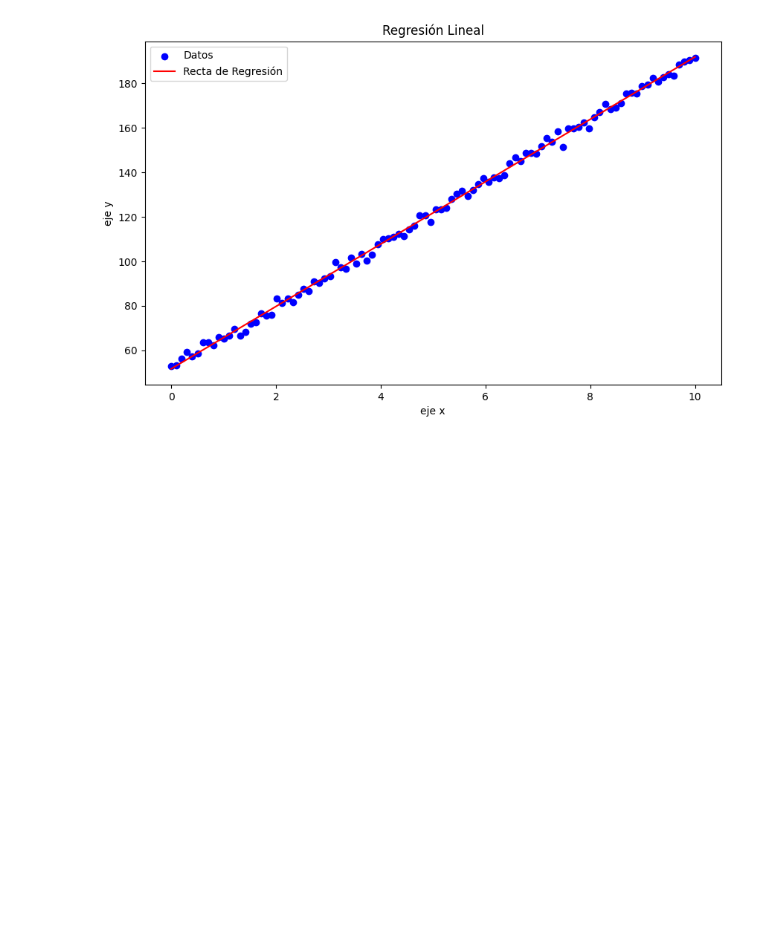
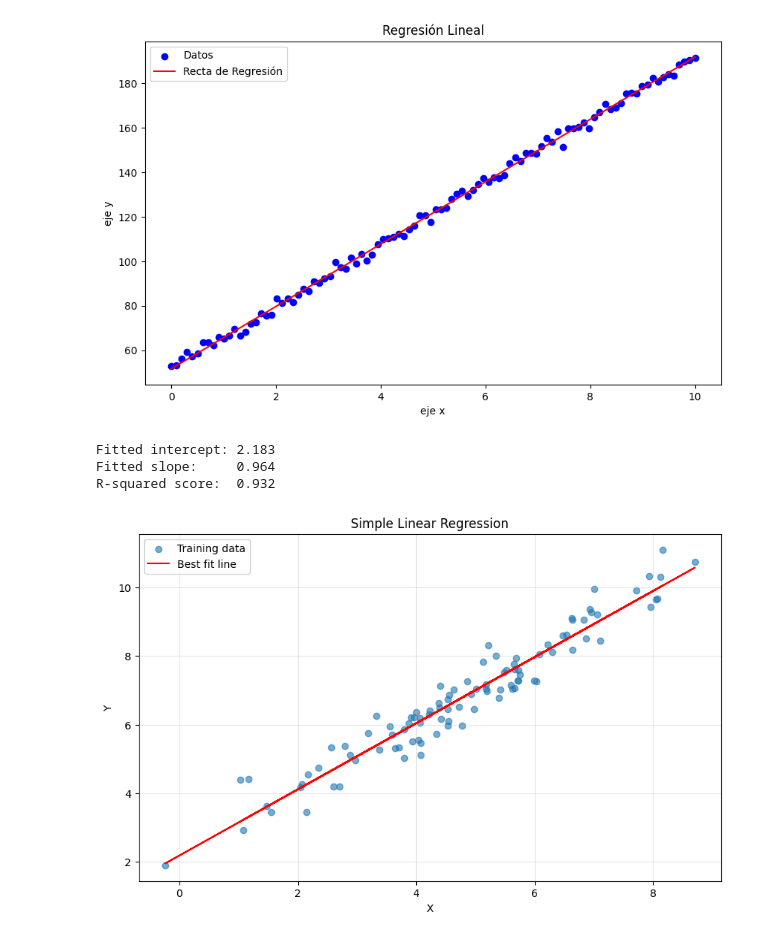
Before and after one commit to financieras/ai, a Jupyter notebook: regresion/minimos_cuadrados.ipynb, the cells around one changed output. Drawn from its saved outputs; the diff is of its cells as text; code cells hidden in the pictures; blank space fills up the shorter version.

```diff
--- a/regresion/minimos_cuadrados.ipynb
+++ b/regresion/minimos_cuadrados.ipynb
@@ -57,3 +57,55 @@ Theta_1 original: 14
 
 Coeficiente de Determinación (R²): 0.9980553090899902
 [figure]
+# %%
+import numpy as np
+import matplotlib.pyplot as plt
+from sklearn.linear_model import LinearRegression
+
+# Set random seed for reproducible results
+np.random.seed(42)
+
+# Sample size
+n_samples = 100
+
+# Generate X values with normal distribution
+# Center the data points around x=5 with some spread
+x_values = np.random.normal(loc=5, scale=2, size=n_samples)
+X = x_values.reshape(-1, 1)
+
+# True parameters of the line
+true_intercept = 2
+true_slope = 1
+
+# Add random noise to create y values
+# This creates a normal distribution around the line
+noise = np.random.normal(0, 0.5, n_samples)
+Y = true_intercept + true_slope * X + noise.reshape(-1, 1)
+
+# Fit the linear regression model
+model = LinearRegression()
+model.fit(X, Y)
+
+# Display model parameters
+print(f"Fitted intercept: {model.intercept_[0]:.3f}")
+print(f"Fitted slope:     {model.coef_[0][0]:.3f}")
+
+# Calculate R-squared score
+r_squared = model.score(X, Y)
+print(f"R-squared score:  {r_squared:.3f}\n")
+
+# Create scatter plot with regression line
+plt.figure(figsize=(10, 6))
+plt.scatter(X, Y, label='Training data', alpha=0.6)
+plt.plot(X, model.predict(X), color='red', label='Best fit line')
+plt.title('Simple Linear Regression')
+plt.xlabel('X')
+plt.ylabel('Y')
+plt.legend()
+plt.grid(True, alpha=0.3)
+plt.show()
+# %% [output]
+Fitted intercept: 2.183
+Fitted slope:     0.964
+R-squared score:  0.932
+[figure, added]
```
